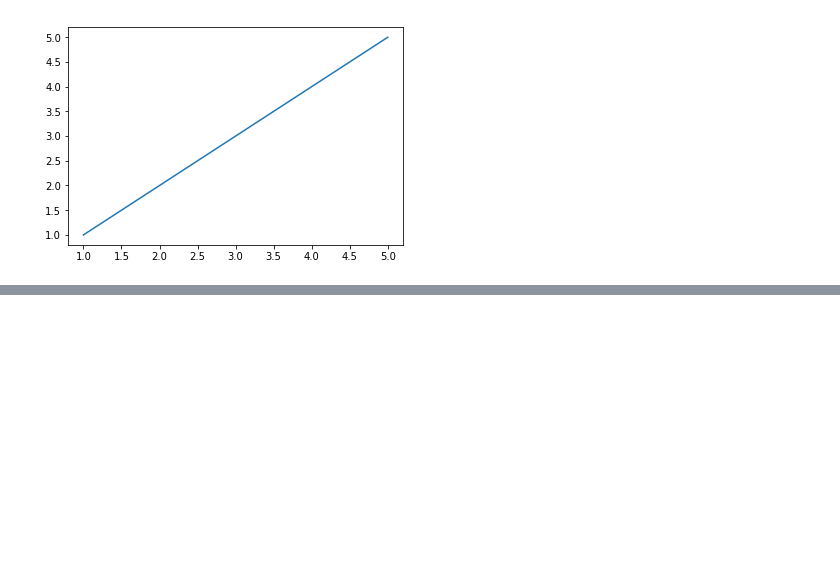
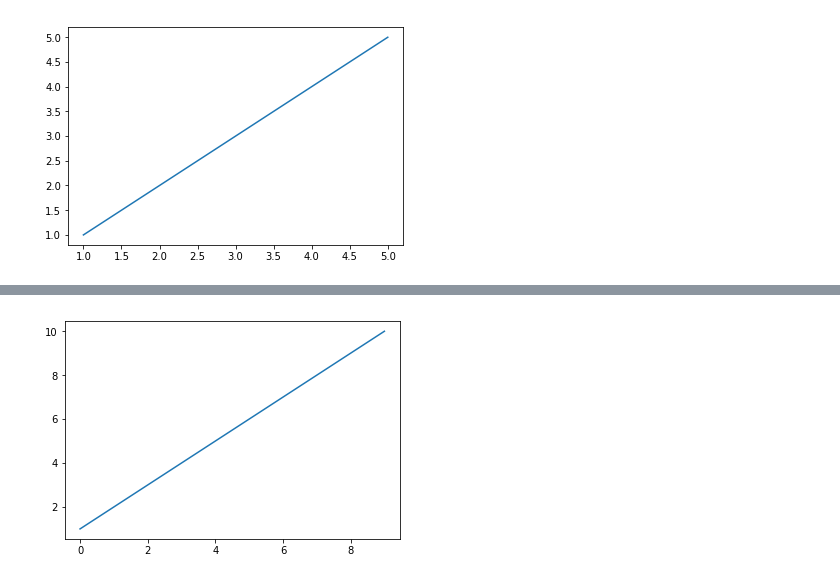
Before and after one commit to ajaytech002/visualization, a Jupyter notebook: Demo.ipynb, the cells around one changed output, grey strips where cells are left out. Cells and saved outputs as stored; diff of their text form; code cells hidden in the pictures; blank space fills up the shorter version.

```diff
--- a/Demo.ipynb
+++ b/Demo.ipynb
@@ -84,0 +105,5 @@ plt.show()
+# %%
+plt.plot([1,2,3,4,5,6,7,8,9,10])
+plt.show()
+# %% [output]
+[figure, added]
```
Also changed, not shown: parts of 6 cells of this notebook, 3 other files.
